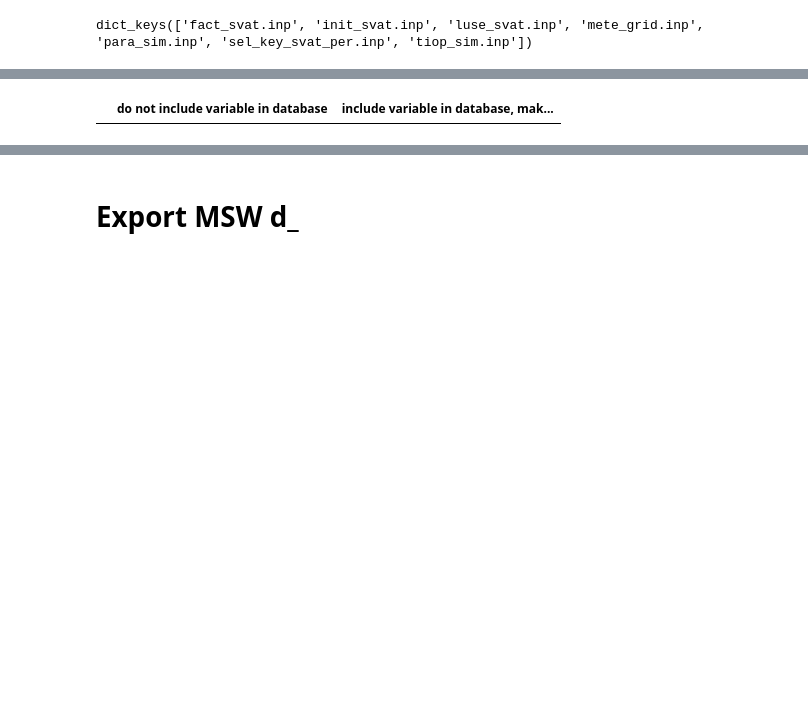
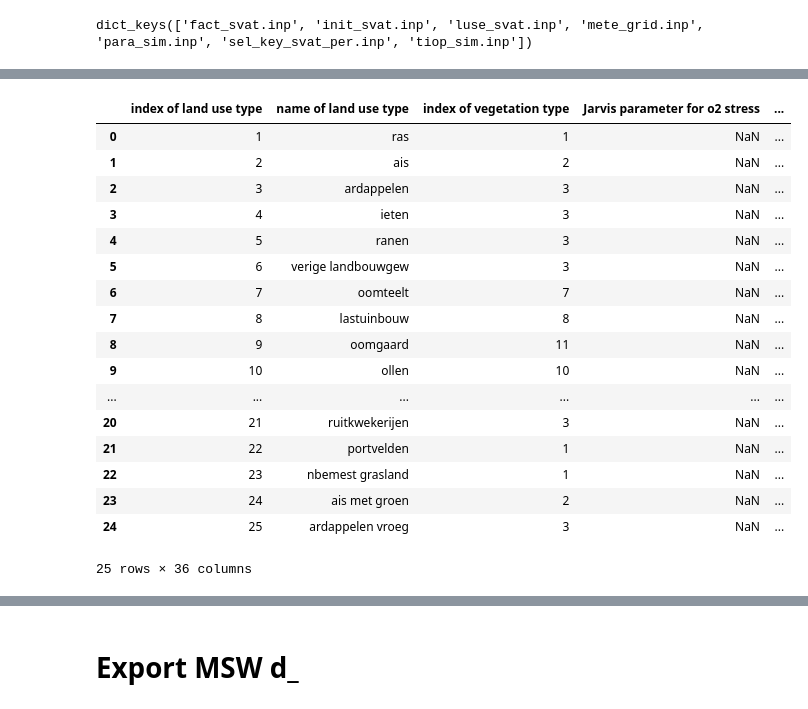
Before and after one commit to Ydrolog/WS_Mdl, a Jupyter notebook: code/Jupyter/explore/annotate_MSW_In/annotate_MSW.ipynb, the cells around one changed output, grey strips where cells are left out. Cells and saved outputs as stored; diff of their text form; code cells hidden in the pictures; blank space fills up the shorter version.

```diff
--- a/code/Jupyter/explore/annotate_MSW_In/annotate_MSW.ipynb
+++ b/code/Jupyter/explore/annotate_MSW_In/annotate_MSW.ipynb
@@ -212,6 +211,23 @@ for k in d_DF.keys():
 
 [10227 rows x 3 columns]
 # %%
-d_DF['sel_key_svat_per.inp']
+d_DF['luse_svat.inp']
 # %% [output]
-|  | do not include variable in database | include variable in database, mak... |
+|  | index of land use type | name of land use type | index of vegetation type | Jarvis parameter for o2 stress | ... |
+| 0 | 1 | ras | 1 | NaN | ... |
+| 1 | 2 | ais | 2 | NaN | ... |
+| 2 | 3 | ardappelen | 3 | NaN | ... |
+| 3 | 4 | ieten | 3 | NaN | ... |
+| 4 | 5 | ranen | 3 | NaN | ... |
+| 5 | 6 | verige landbouwgew | 3 | NaN | ... |
+| 6 | 7 | oomteelt | 7 | NaN | ... |
+| 7 | 8 | lastuinbouw | 8 | NaN | ... |
+| 8 | 9 | oomgaard | 11 | NaN | ... |
+| 9 | 10 | ollen | 10 | NaN | ... |
+| ... | ... | ... | ... | ... | ... |
+| 20 | 21 | ruitkwekerijen | 3 | NaN | ... |
+| 21 | 22 | portvelden | 1 | NaN | ... |
+| 22 | 23 | nbemest grasland | 1 | NaN | ... |
+| 23 | 24 | ais met groen | 2 | NaN | ... |
+| 24 | 25 | ardappelen vroeg | 3 | NaN | ... |
+25 rows × 36 columns
```
Also changed, not shown: parts of 8 cells of this notebook, 5 other files.
